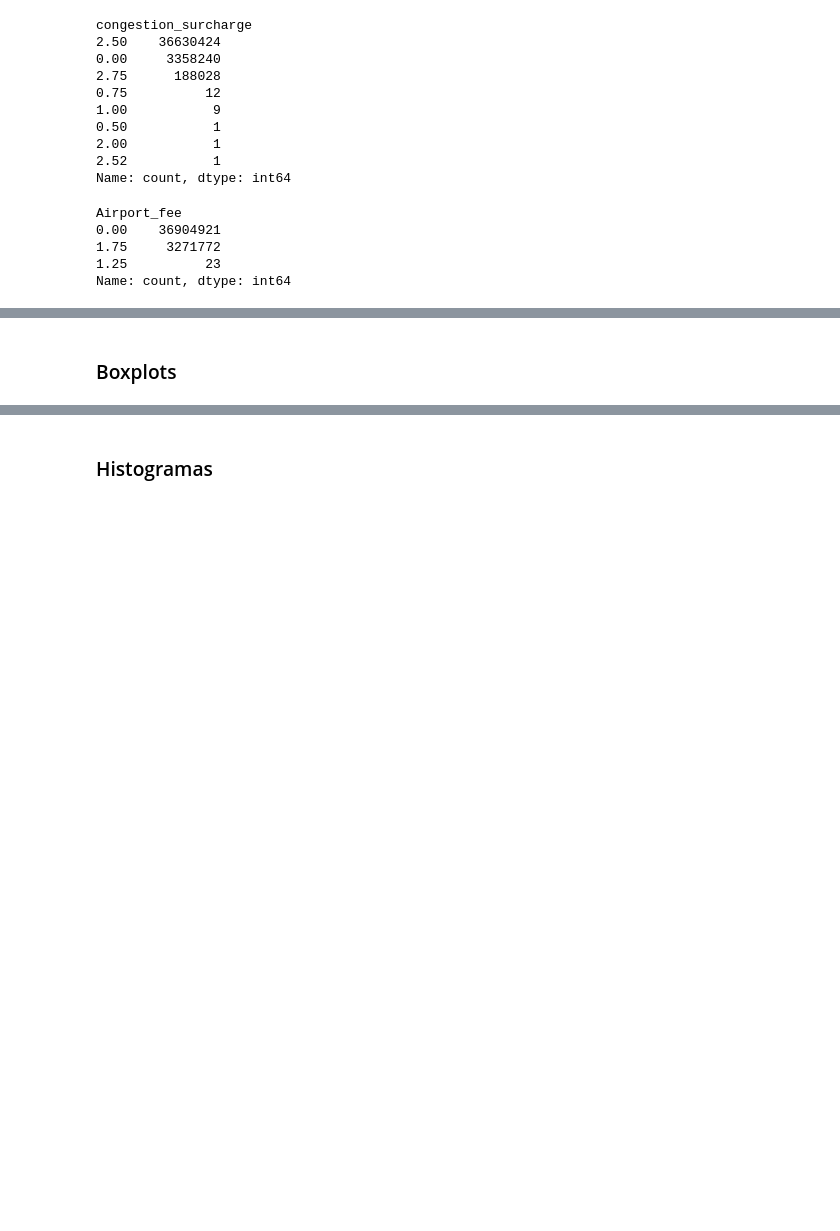
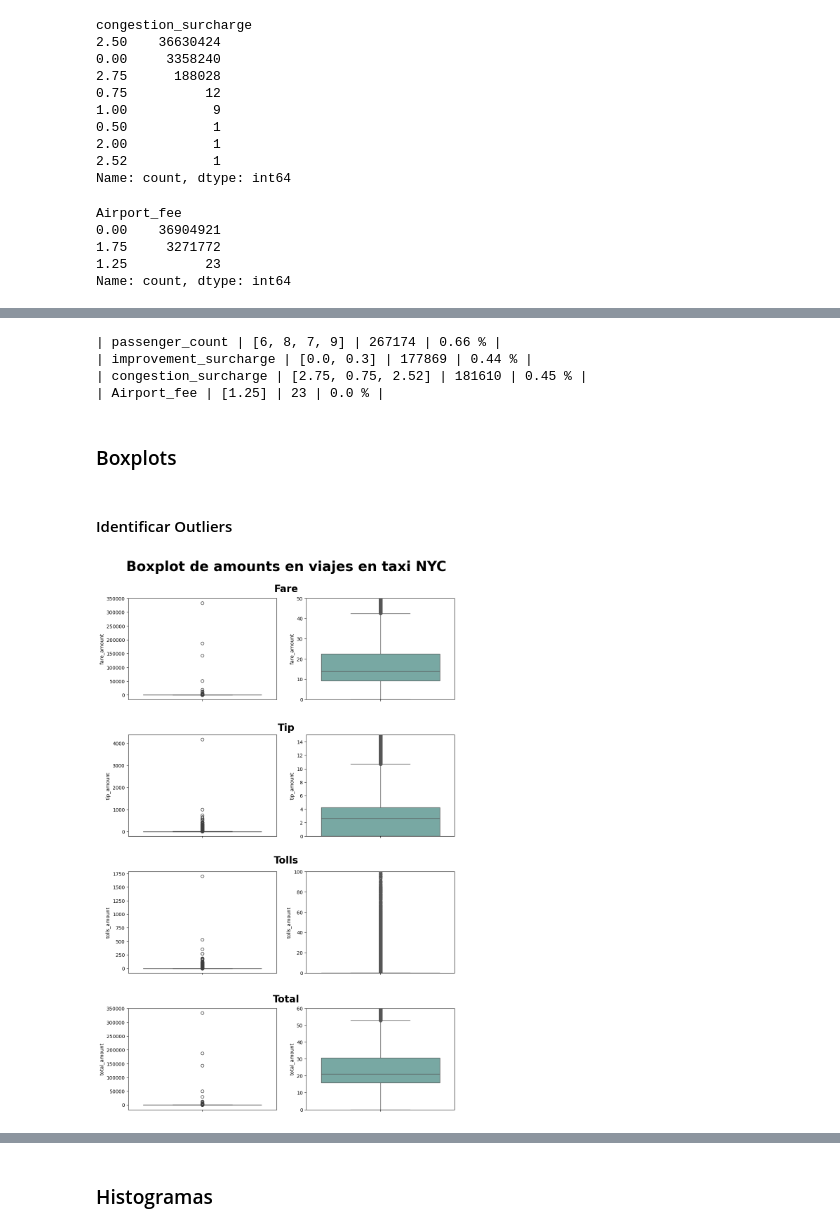
Before and after one commit to Rizo12G/Proyecto_final_henry, a Jupyter notebook: ETL/ETL_taxis.ipynb, the cells around one changed output, grey strips where cells are left out. Drawn from its saved outputs; the diff is of its cells as text; code cells hidden in the pictures; blank space fills up the shorter version.

```diff
--- a/ETL/ETL_taxis.ipynb
+++ b/ETL/ETL_taxis.ipynb
@@ -327,3 +319,15 @@ Teniendo en cuenta el criterio del 1% mencionado anteriormente (401.767 registro
+# %%
+tot = taxis.shape[0]
+# %%
+def out_def (col):
+    n = 0
+    l = []
+    for index, row in taxis[col].value_counts().to_frame().iterrows():
+        if row['count'] < tot*0.01:
+            n += row['count']
+            l.append(index)
+    print(f'| {col} | {l} | {n} | {round((n/tot)*100,2)} % |')
+    return l
 # %%
 taxis['passenger_count'].value_counts()
 # %% [output]
@@ -371,4 +382,47 @@ Name: count, dtype: int64
+# %%
+print('| Variable | Valores Outliers | Cantidad de Outliers | Porcentaje de Outliers |')
+print('| -------- | ---------------- | -------------------- | ---------------------- |')
+for i in ['passenger_count','improvement_surcharge','congestion_surcharge','Airport_fee']:
+    l = out_def(i)
+    taxis.drop(taxis[taxis[i].isin(l)].index, inplace=True)
+# %% [output]
+| passenger_count | [6, 8, 7, 9] | 267174 | 0.66 % |
+| improvement_surcharge | [0.0, 0.3] | 177869 | 0.44 % |
+| congestion_surcharge | [2.75, 0.75, 2.52] | 181610 | 0.45 % |
+| Airport_fee | [1.25] | 23 | 0.0 % |
 # %% [markdown]
 ### Boxplots
 # %%
 var_cuanti = taxis[['fare_amount', 'extra', 'mta_tax', 'tip_amount', 'tolls_amount', 'total_amount', 'trip_distance','duration']]
+# %% [markdown]
+#### Identificar Outliers
+# %%
+fig, ax = plt.subplots(4, 2, figsize=(12, 18))
+fig.suptitle('Boxplot de amounts en viajes en taxi NYC', fontsize=28, fontweight='bold')
+plt.subplots_adjust(top = 0.92, hspace=0.35)
+
+fig.text(0.5, 0.93, 'Fare', ha='center', fontsize=20, fontweight='bold')
+fig.text(0.5, 0.71, 'Tip', ha='center', fontsize=20, fontweight='bold')
+fig.text(0.5, 0.50, 'Tolls', ha='center', fontsize=20, fontweight='bold')
+fig.text(0.5, 0.28, 'Total', ha='center', fontsize=20, fontweight='bold')
+
+
+sns.boxplot(data=var_cuanti, y='fare_amount', ax = ax[0,0])
+sns.boxplot(data=var_cuanti, y='fare_amount', saturation=0.3, color='turquoise', ax = ax[0,1])
+ax[0,1].set_ylim(0, 50)
+
+sns.boxplot(data=var_cuanti, y='tip_amount', ax = ax[1,0])
+sns.boxplot(data=var_cuanti, y='tip_amount', saturation=0.3, color='turquoise', ax = ax[1,1])
+ax[1,1].set_ylim(0, 15)
+
+sns.boxplot(data=var_cuanti, y='tolls_amount', ax = ax[2,0])
+sns.boxplot(data=var_cuanti, y='tolls_amount', saturation=0.3, color='turquoise', ax = ax[2,1])
+ax[2,1].set_ylim(0, 100)
+
+sns.boxplot(data=var_cuanti, y='total_amount', ax = ax[3,0])
+sns.boxplot(data=var_cuanti, y='total_amount', saturation=0.3, color='turquoise', ax = ax[3,1])
+ax[3,1].set_ylim(0, 60)
+
+plt.show()
+# %% [output]
+[figure, added]
```
Also changed, not shown: parts of 31 cells of this notebook, 2 other files.
